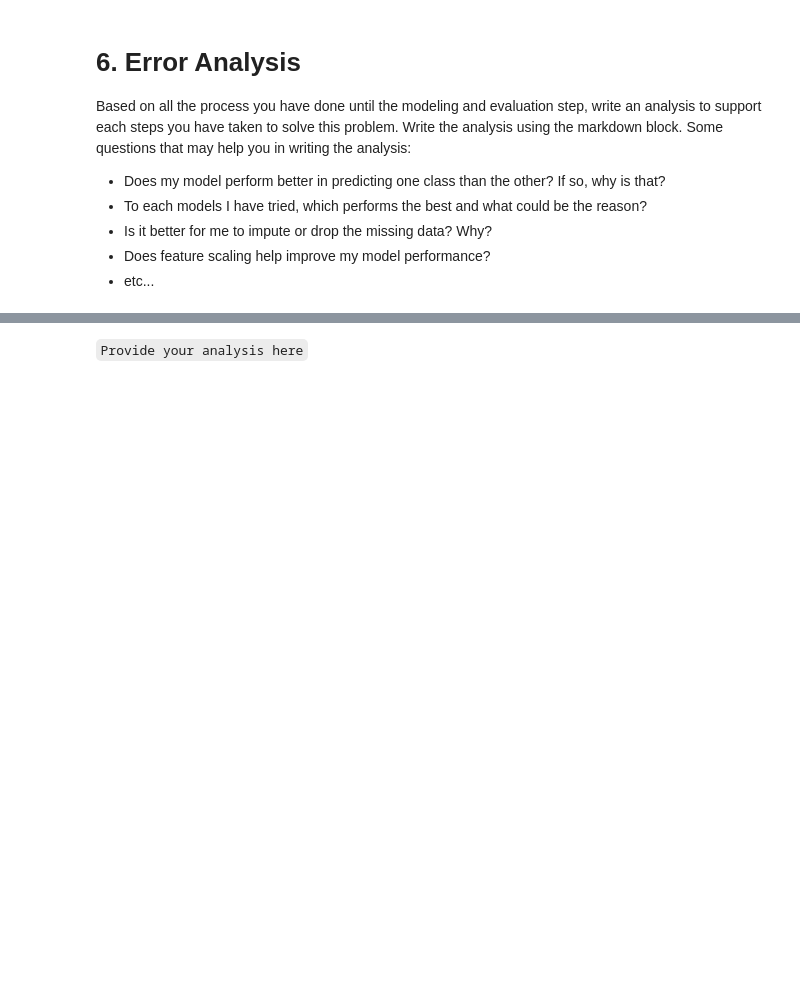
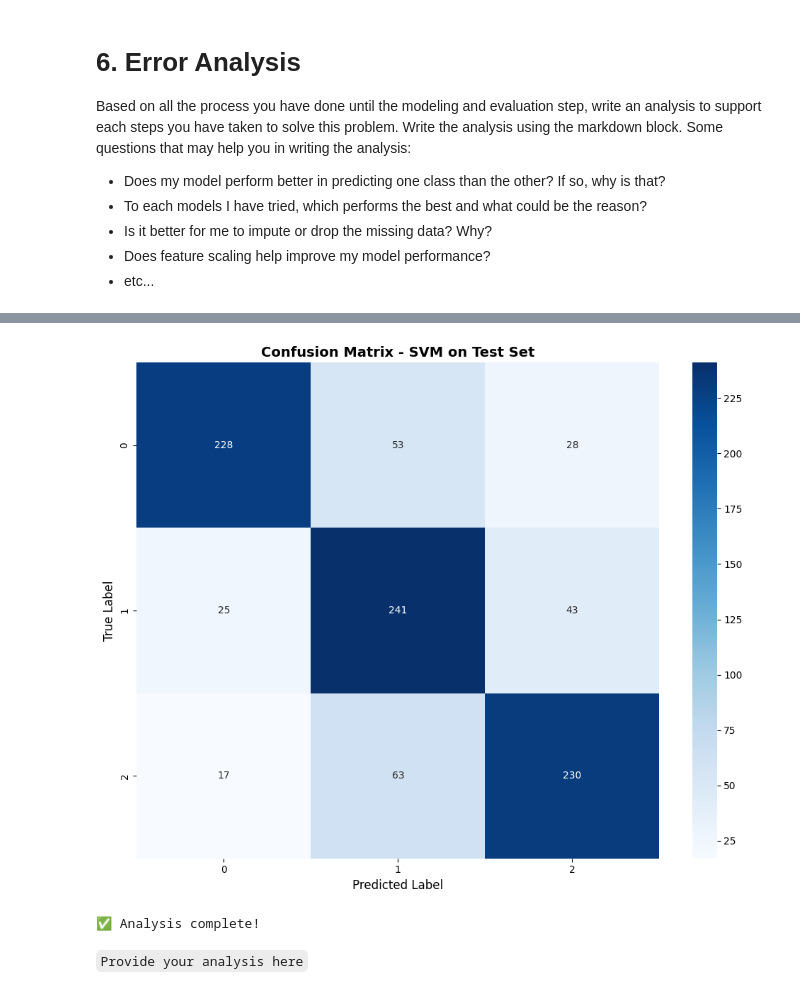
Before and after one commit to KennethhPoenadi/AI-Shiteru, a Jupyter notebook: src/notebook.ipynb, the cells around one changed output, grey strips where cells are left out. Saved outputs shown, nothing was run; the diff lists cells and outputs as text; code cells hidden in the pictures; blank space fills up the shorter version.

```diff
--- a/src/notebook.ipynb
+++ b/src/notebook.ipynb
@@ -2073,0 +1850,73 @@ NameError: name 'X_test_array' is not defined
+# %%
+# ============================================================================
+# EXAMPLE: ANALYZING SVM RESULTS
+# ============================================================================
+import numpy as np
+import pandas as pd
+import matplotlib.pyplot as plt
+import seaborn as sns
+from sklearn.metrics import confusion_matrix, classification_report
+from sklearn.preprocessing import StandardScaler
+
+# Example: How to train and analyze SVM on a train/test split
+# (Optional - you've already done cross-validation above)
+
+# Split data for analysis
+from sklearn.model_selection import train_test_split
+
+X = df.drop(columns=["Target"])
+y = df["Target"]
+
+X_train, X_test, y_train, y_test = train_test_split(
+    X, y, test_size=0.2, random_state=42, stratify=y
+)
+
+print("="*70)
+print("TRAIN/TEST SPLIT FOR DETAILED ANALYSIS")
+print("="*70)
+print(f"\nTrain set: {X_train.shape[0]} samples")
+print(f"Test set: {X_test.shape[0]} samples")
+
+# Standardize
+scaler = StandardScaler()
+X_train_scaled = scaler.fit_transform(X_train)
+X_test_scaled = scaler.transform(X_test)
+
+X_train_scaled = pd.DataFrame(X_train_scaled, columns=X_train.columns)
+X_test_scaled = pd.DataFrame(X_test_scaled, columns=X_test.columns)
+
+# Train SVM
+print("\nTraining SVM...")
+svm_model = MulticlassSVM(C=1.0, kernel='linear', max_iter=500)
+svm_model.fit(X_train_scaled, y_train)
+
+# Predictions
+y_pred_train = svm_model.predict(X_train_scaled)
+y_pred_test = svm_model.predict(X_test_scaled)
+
+# Metrics
+train_acc = np.mean(y_pred_train == y_train)
+test_acc = np.mean(y_pred_test == y_test)
+
+print("\n" + "="*70)
+print("RESULTS")
+print("="*70)
+print(f"\nTrain Accuracy: {train_acc*100:.2f}%")
+print(f"Test Accuracy: {test_acc*100:.2f}%")
+print(f"Overfitting Gap: {(train_acc - test_acc)*100:.2f}%")
+
+print("\nClassification Report (Test Set):")
+print(classification_report(y_test, y_pred_test))
+
+# Confusion Matrix
+cm = confusion_matrix(y_test, y_pred_test)
+plt.figure(figsize=(10, 8))
+sns.heatmap(cm, annot=True, fmt='d', cmap='Blues')
+plt.title('Confusion Matrix - SVM on Test Set', fontsize=14, fontweight='bold')
+plt.ylabel('True Label', fontsize=12)
+plt.xlabel('Predicted Label', fontsize=12)
+plt.tight_layout()
+plt.show()
+
+print("\n✅ Analysis complete!")
+# %% [output]
@@ -2074,2 +1940,4 @@ NameError: name 'X_test_array' is not defined
+[figure, added]
+✅ Analysis complete!
 # %% [markdown]
 `Provide your analysis here`
```
Also changed, not shown: parts of 19 cells of this notebook, 3 other files.
